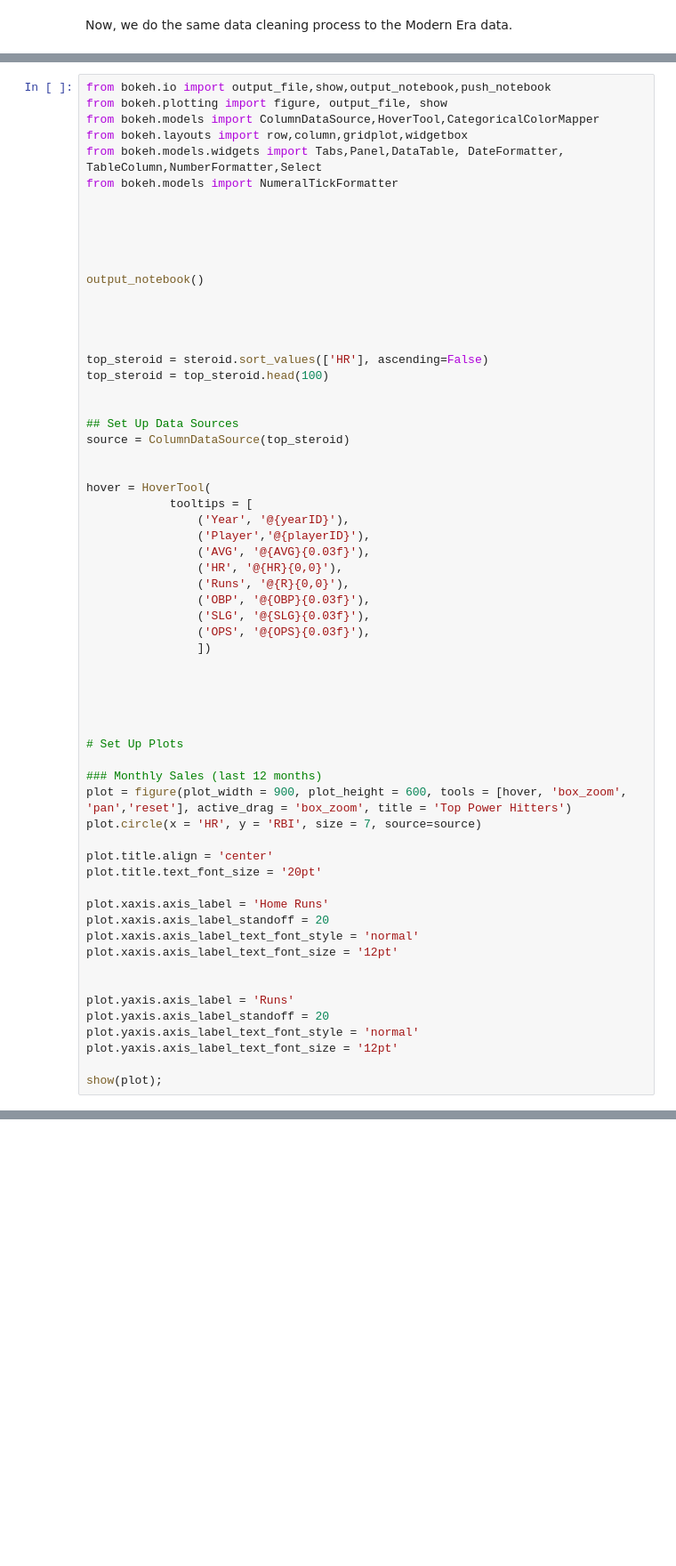
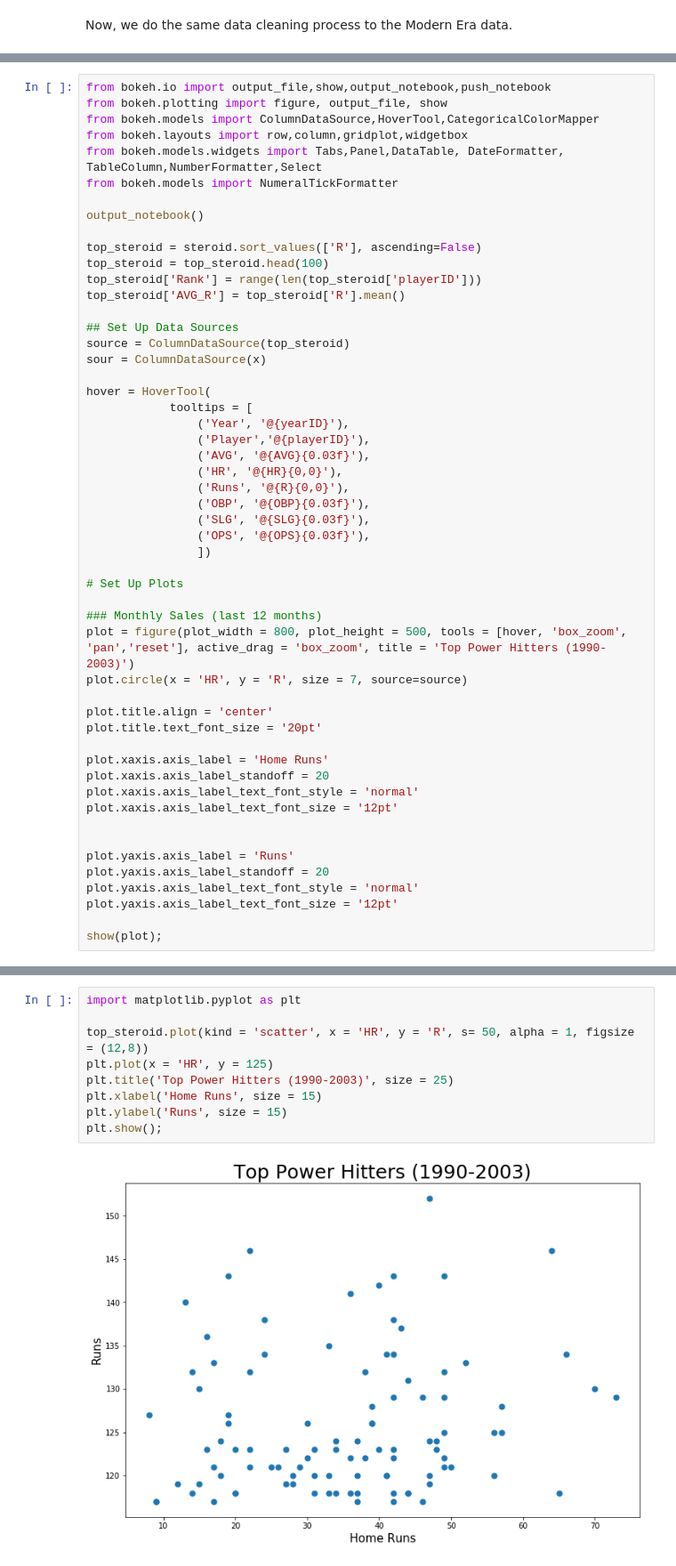
Before and after one commit to osanchez2323/Portfolio, a Jupyter notebook: Baseball Analysis/Baseball Analysis Notebook.ipynb, the cells around one changed output, grey strips where cells are left out. Shown at 89% size. Cells and saved outputs as stored; diff of their text form; blank space fills up the shorter version.

```diff
--- a/Baseball Analysis/Baseball Analysis Notebook.ipynb
+++ b/Baseball Analysis/Baseball Analysis Notebook.ipynb
@@ -142,22 +150,16 @@ from bokeh.layouts import row,column,gridplot,widgetbox
 from bokeh.models.widgets import Tabs,Panel,DataTable, DateFormatter, TableColumn,NumberFormatter,Select
 from bokeh.models import NumeralTickFormatter
 
-
-
-
-
 output_notebook()
 
-
-
-
-top_steroid = steroid.sort_values(['HR'], ascending=False)
+top_steroid = steroid.sort_values(['R'], ascending=False)
 top_steroid = top_steroid.head(100)
-
+top_steroid['Rank'] = range(len(top_steroid['playerID']))
+top_steroid['AVG_R'] = top_steroid['R'].mean()
 
 ## Set Up Data Sources
 source = ColumnDataSource(top_steroid)
-
+sour = ColumnDataSource(x)
 
 hover = HoverTool(
             tooltips = [
@@ -171,15 +173,11 @@ hover = HoverTool(
                 ('OPS', '@{OPS}{0.03f}'),
                 ])
 
-
-
-
-
 # Set Up Plots
 
 ### Monthly Sales (last 12 months)
-plot = figure(plot_width = 900, plot_height = 600, tools = [hover, 'box_zoom', 'pan','reset'], active_drag = 'box_zoom', title = 'Top Power Hitters')
-plot.circle(x = 'HR', y = 'RBI', size = 7, source=source)
+plot = figure(plot_width = 800, plot_height = 500, tools = [hover, 'box_zoom', 'pan','reset'], active_drag = 'box_zoom', title = 'Top Power Hitters (1990-2003)')
+plot.circle(x = 'HR', y = 'R', size = 7, source=source)
 
 plot.title.align = 'center'
 plot.title.text_font_size = '20pt'
@@ -201,3 +199,14 @@ Loading BokehJS ...
 [interactive output not drawn]
 [interactive output not drawn]
 [interactive output not drawn]
+# %%
+import matplotlib.pyplot as plt
+
+top_steroid.plot(kind = 'scatter', x = 'HR', y = 'R', s= 50, alpha = 1, figsize = (12,8))
+plt.plot(x = 'HR', y = 125)
+plt.title('Top Power Hitters (1990-2003)', size = 25)
+plt.xlabel('Home Runs', size = 15)
+plt.ylabel('Runs', size = 15)
+plt.show();
+# %% [output]
+[figure, added]
```
Also changed, not shown: parts of 5 cells of this notebook, 1 other file.
